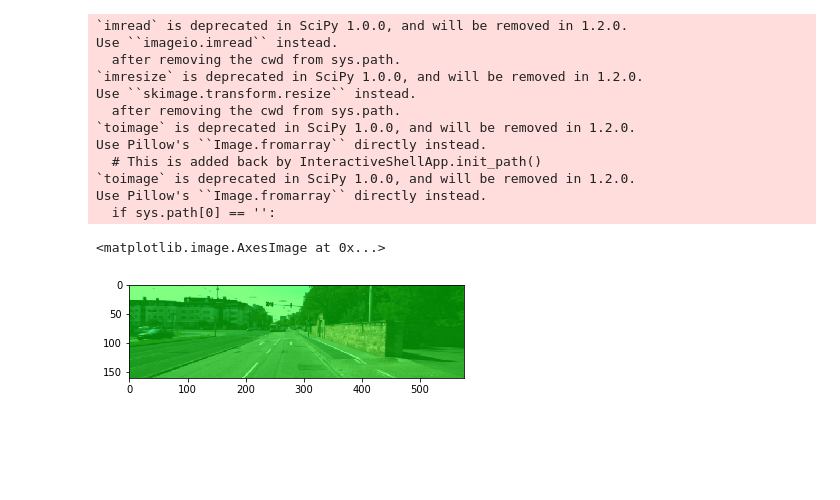
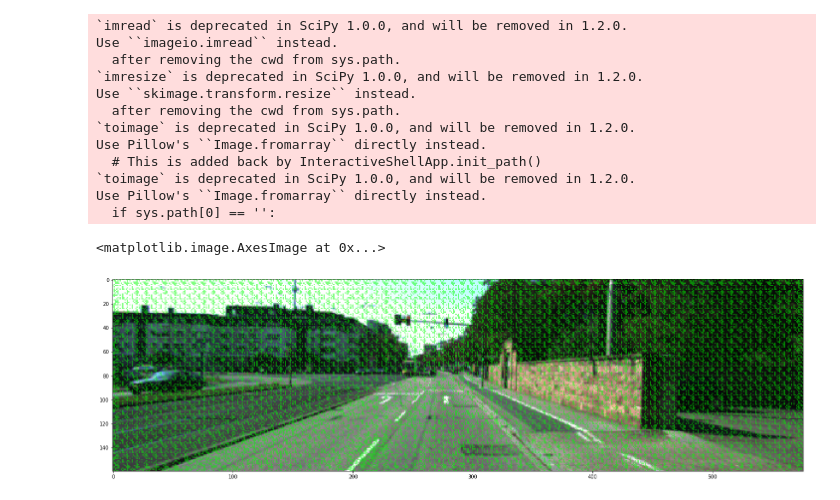
Before and after one commit to DhruvaKumar/CarND-Semantic-Segmentation, a Jupyter notebook: exploration/loadmodel-predict-overfit.ipynb, the cells around one changed output. Saved outputs shown, nothing was run; the diff lists cells and outputs as text; code cells hidden in the pictures; blank space fills up the shorter version.

```diff
--- a/exploration/loadmodel-predict-overfit.ipynb
+++ b/exploration/loadmodel-predict-overfit.ipynb
@@ -86,8 +90,10 @@ Use Pillow's ``Image.fromarray`` directly instead.
 `toimage` is deprecated in SciPy 1.0.0, and will be removed in 1.2.0.
 Use Pillow's ``Image.fromarray`` directly instead.
   if sys.path[0] == '':
-# %%
-plt.imshow(street_im)
-# %% [output]
-<matplotlib.image.AxesImage at 0x...>
-[figure, removed]
+# %%
+f, axs = plt.subplots(1, 1, figsize=(20,10))
+f.tight_layout()
+plt.imshow(street_im)
+# %% [output]
+<matplotlib.image.AxesImage at 0x...>
+[figure, added]
```
Also changed, not shown: parts of 7 cells of this notebook, 1 other file.
